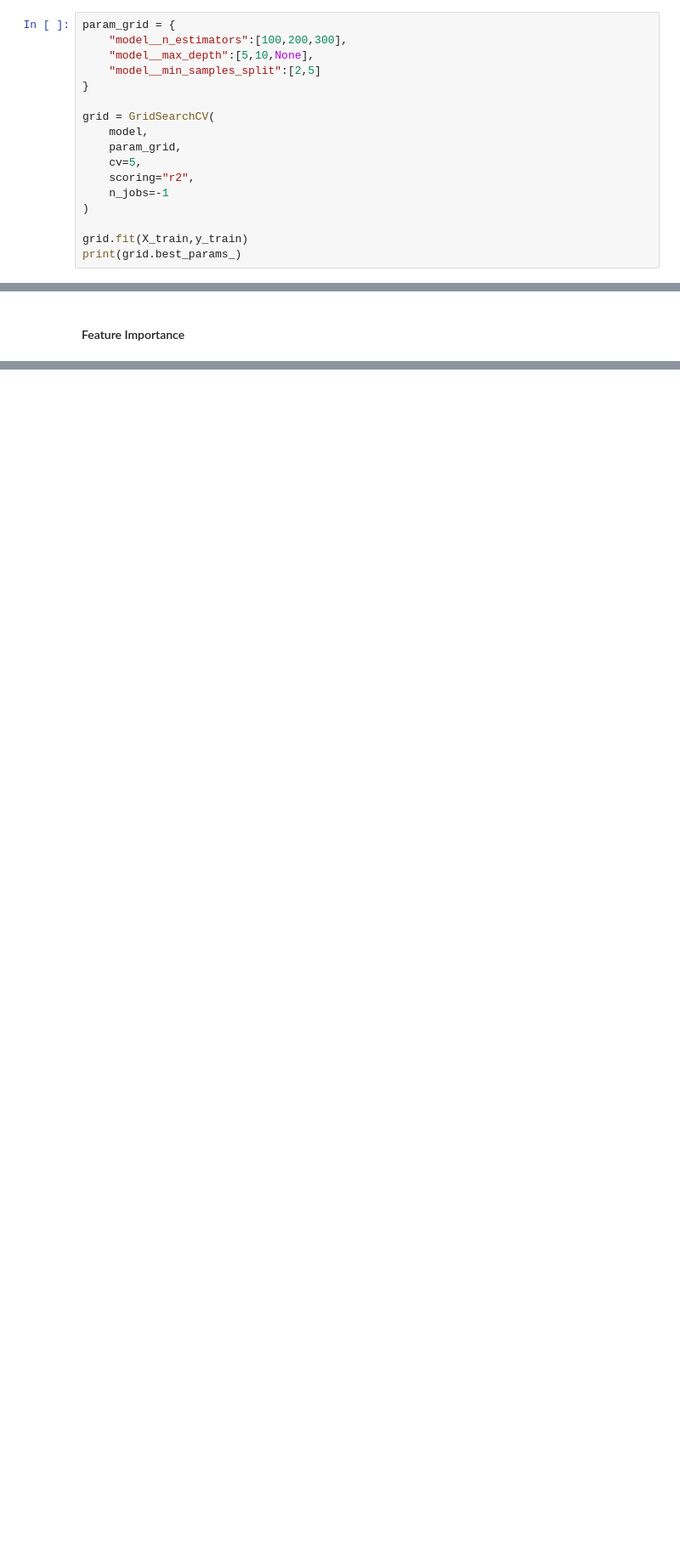
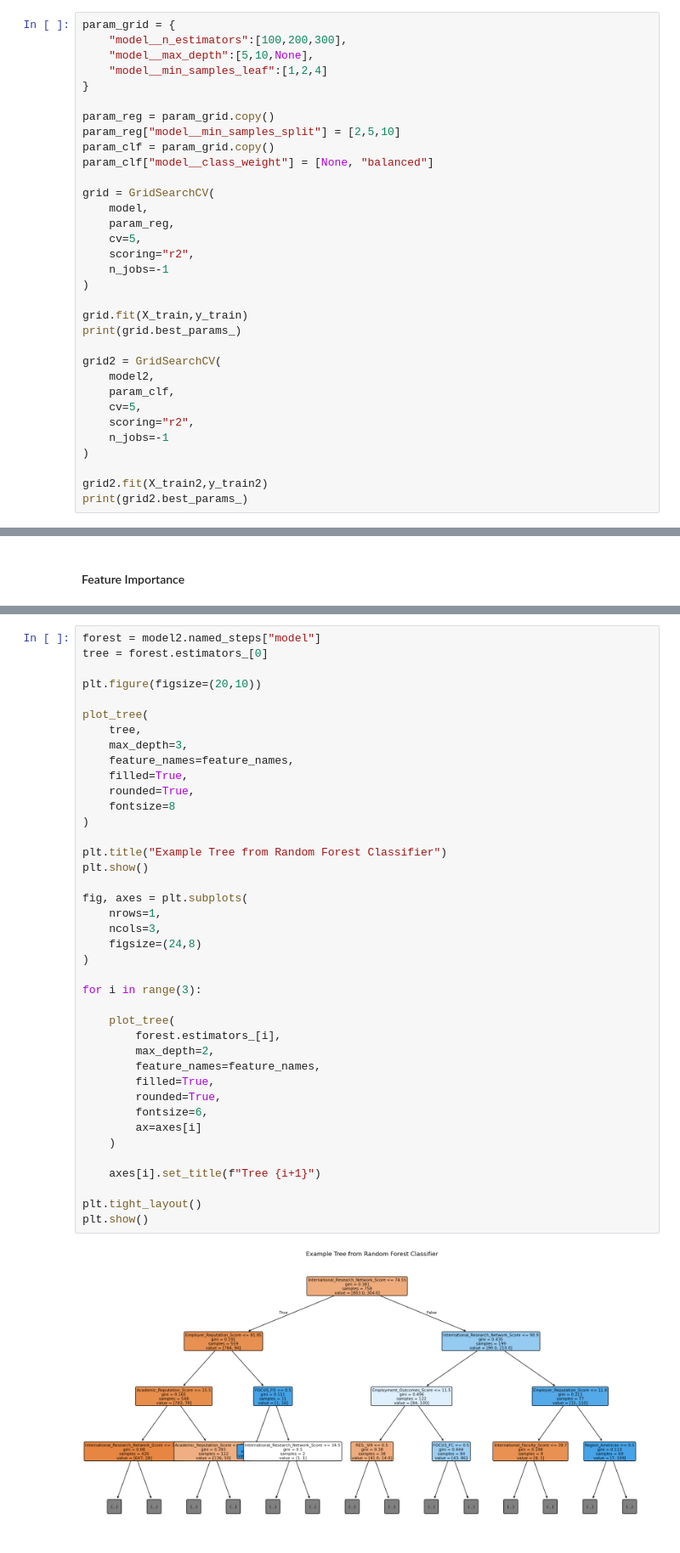
Before and after one commit to Jawad12256/QS-World-University-Rankings-2025-Analysis, a Jupyter notebook: SustainabilityAnalysis.ipynb, the cells around one changed output, grey strips where cells are left out. Shown at 85% size. Cells and saved outputs as stored; diff of their text form; blank space fills up the shorter version.

Commit message:
Updated sustainability analysis with classifier model
Happy Birthday, Mr Savage!

```diff
--- a/SustainabilityAnalysis.ipynb
+++ b/SustainabilityAnalysis.ipynb
@@ -194,12 +261,17 @@ Average CV R²: -0.3037916640796112
 param_grid = {
     "model__n_estimators":[100,200,300],
     "model__max_depth":[5,10,None],
-    "model__min_samples_split":[2,5]
+    "model__min_samples_leaf":[1,2,4]
 }
+
+param_reg = param_grid.copy()
+param_reg["model__min_samples_split"] = [2,5,10]
+param_clf = param_grid.copy()
+param_clf["model__class_weight"] = [None, "balanced"]
 
 grid = GridSearchCV(
     model,
-    param_grid,
+    param_reg,
     cv=5,
     scoring="r2",
     n_jobs=-1
@@ -207,4 +279,15 @@ grid = GridSearchCV(
 
 grid.fit(X_train,y_train)
 print(grid.best_params_)
+
+grid2 = GridSearchCV(
+    model2,
+    param_clf,
+    cv=5,
+    scoring="r2",
+    n_jobs=-1
+)
+
+grid2.fit(X_train2,y_train2)
+print(grid2.best_params_)
 # %% [output]
@@ -279,0 +520,42 @@ plt.show()
+# %%
+forest = model2.named_steps["model"]
+tree = forest.estimators_[0]
+
+plt.figure(figsize=(20,10))
+
+plot_tree(
+    tree,
+    max_depth=3,
+    feature_names=feature_names,
+    filled=True,
+    rounded=True,
+    fontsize=8
+)
+
+plt.title("Example Tree from Random Forest Classifier")
+plt.show()
+
+fig, axes = plt.subplots(
+    nrows=1,
+    ncols=3,
+    figsize=(24,8)
+)
+
+for i in range(3):
+
+    plot_tree(
+        forest.estimators_[i],
+        max_depth=2,
+        feature_names=feature_names,
+        filled=True,
+        rounded=True,
+        fontsize=6,
+        ax=axes[i]
+    )
+
+    axes[i].set_title(f"Tree {i+1}")
+
+plt.tight_layout()
+plt.show()
+# %% [output]
+[figure, added]
```
Also changed, not shown: parts of 12 cells of this notebook.
